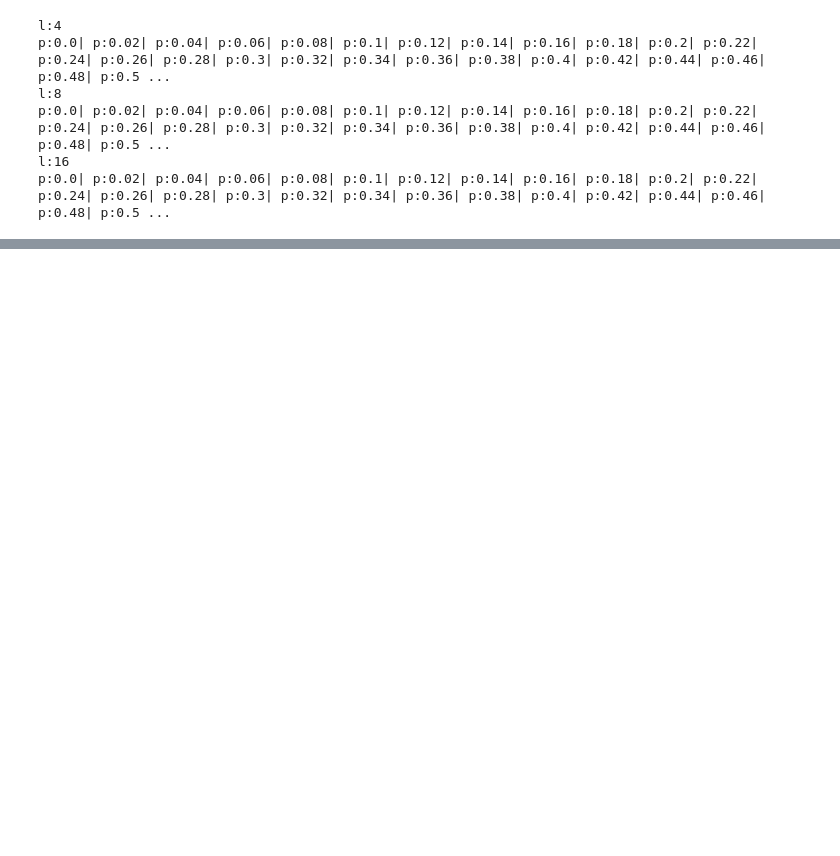
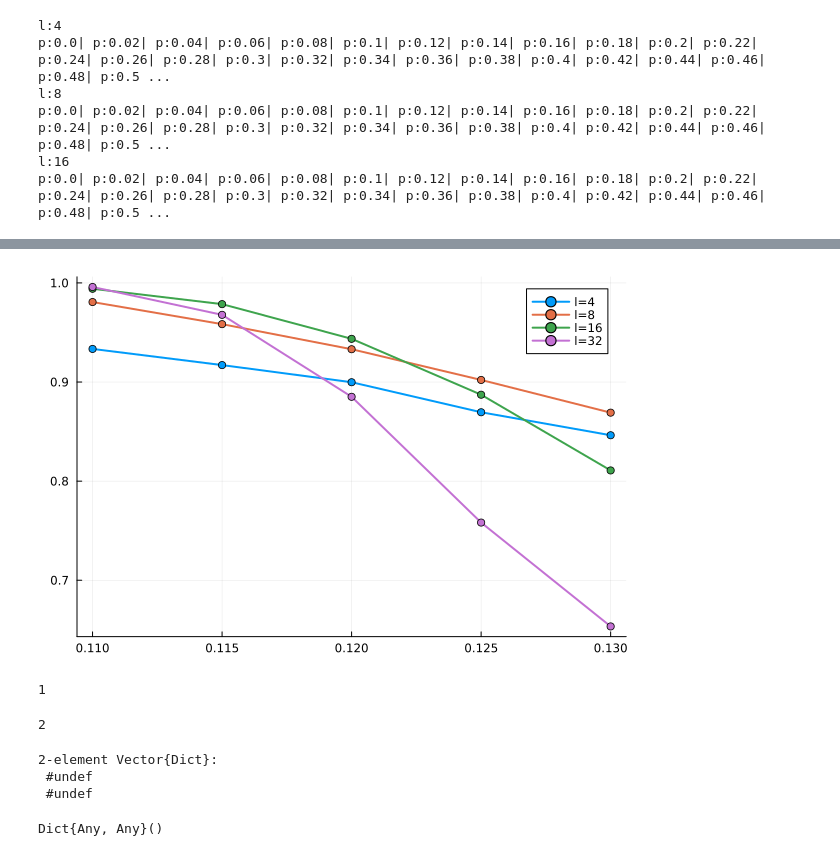
Before and after one commit to alilavas/toom, a Jupyter notebook: main.ipynb, the cells around one changed output, grey strips where cells are left out. Drawn from its saved outputs; the diff is of its cells as text; code cells hidden in the pictures; blank space fills up the shorter version.

```diff
--- a/main.ipynb
+++ b/main.ipynb
@@ -523,7 +525,7 @@ data=Array{Any}(undef,length(ls),length(ps))
 
 for i_l in eachindex(ls)
     l=ls[i_l]
-    T=5*l
+    T=2l
     println("\nl:$l")
     for i_p in eachindex(ps)
         p=ps[i_p]
@@ -607,0 +792,35 @@ display(plt)
+# %%
+plt=plot()
+for i_l in eachindex(ls)
+    l=ls[i_l]
+    Ys=[]
+    for i_p in eachindex(ps)
+        push!(Ys, data[i_l,i_p])
+    end
+    plot!(plt,ps,Ys,label="l=$l",marker=:circle,lw=2)
+end
+display(plt)
+# %% [output]
+[figure, added]
+# %%
+test2()=test0(a)
+test2()
+# %% [output]
+1
+# %%
+a=[2]
+test2()
+# %% [output]
+2
+# %%
+a=Dict()
+b=Array{Dict}(undef,2)
+# %% [output]
+2-element Vector{Dict}:
+ #undef
+ #undef
+# %%
+b[1]=Dict()
+b[1]
+# %% [output]
+Dict{Any, Any}()
```
Also changed, not shown: parts of 13 cells of this notebook.
